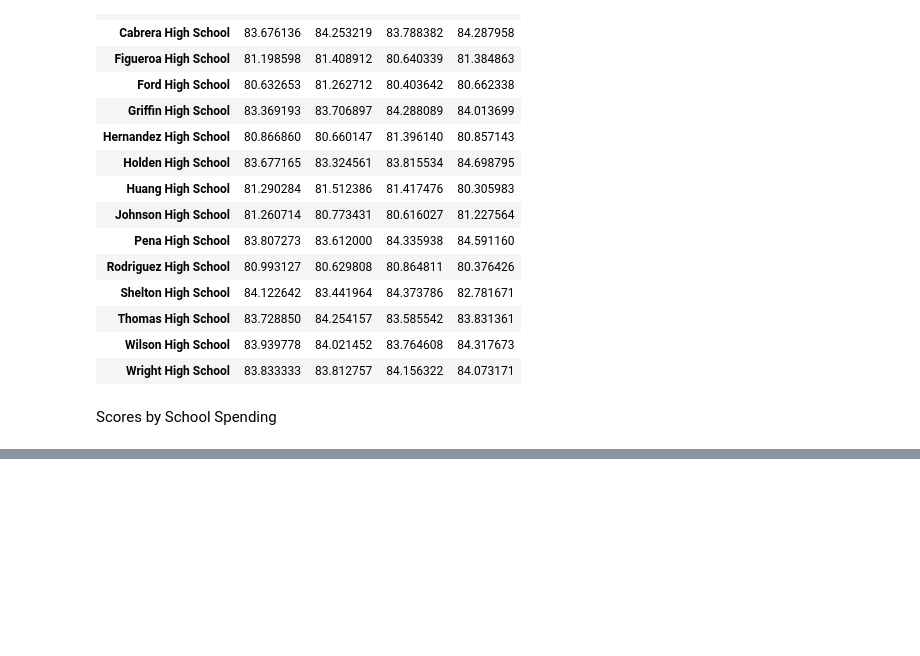
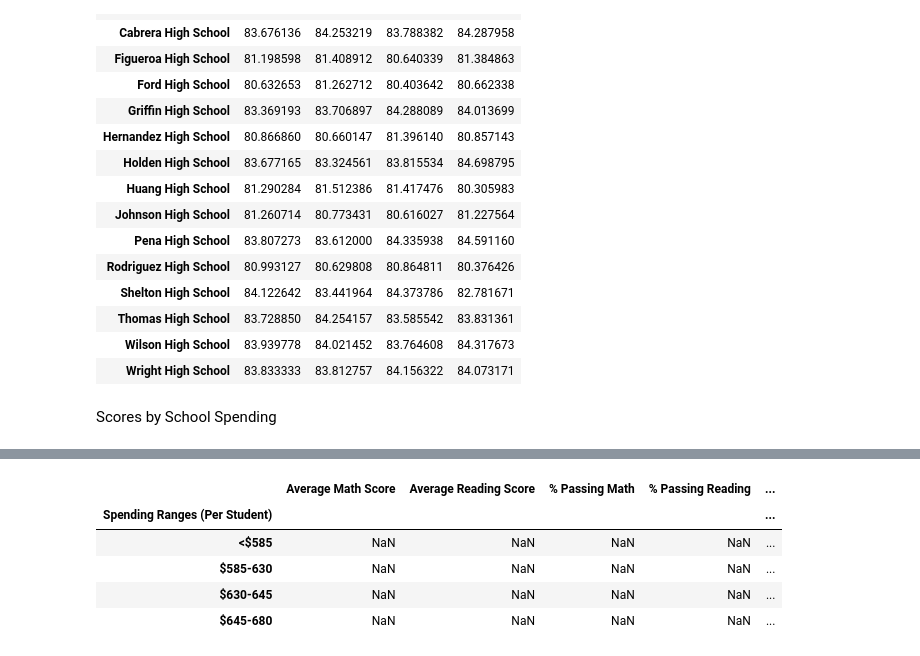
Before and after one commit to BlakeG2424/pandas-challenge, a Jupyter notebook: pandasHW.ipynb, the cells around one changed output, grey strips where cells are left out. Drawn from its saved outputs; the diff is of its cells as text; code cells hidden in the pictures; blank space fills up the shorter version.

```diff
--- a/pandasHW.ipynb
+++ b/pandasHW.ipynb
@@ -284,0 +313,20 @@ school_spending_df = per_school_summary.copy()
+# %%
+# Assemble into DataFrame
+spending_summary = pd.DataFrame({
+                                    "Average Math Score": per_school_math,
+                                    "Average Reading Score": per_school_reading,
+                                    "% Passing Math":school_passing_math,
+                                    "% Passing Reading": school_passing_reading,
+                                    "% Overall Passing Rate":overall_passing_rate
+                                    })
+spending_summary.index.name = "Spending Ranges (Per Student)"
+spending_summary = spending_summary.reindex(group_labels)
+# Display results
+spending_summary
+# %% [output]
+|  | Average Math Score | Average Reading Score | % Passing Math | % Passing Reading | ... |
+| Spending Ranges (Per Student) |  |  |  |  | ... |
+| <$585 | NaN | NaN | NaN | NaN | ... |
+| $585-630 | NaN | NaN | NaN | NaN | ... |
+| $630-645 | NaN | NaN | NaN | NaN | ... |
+| $645-680 | NaN | NaN | NaN | NaN | ... |
```
Also changed, not shown: parts of 3 cells of this notebook.
